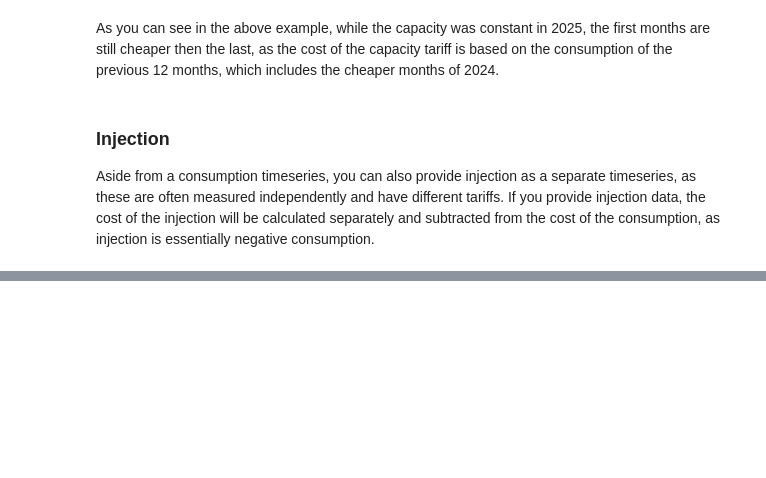
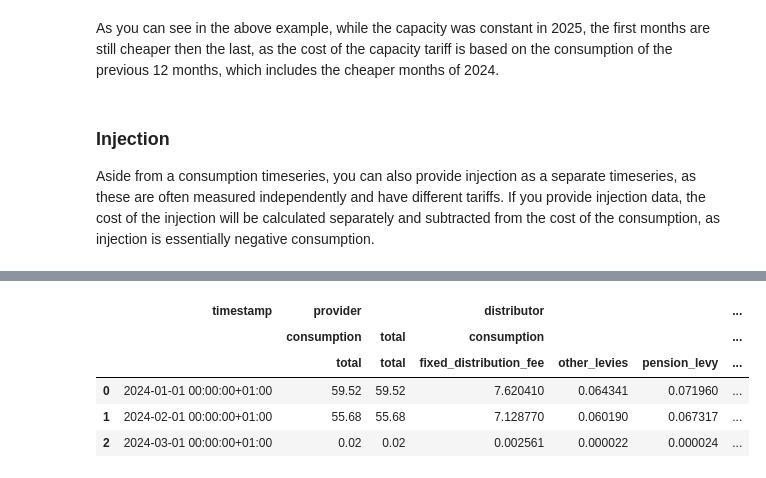
Before and after one commit to EnergieID/energy-cost, a Jupyter notebook: notebooks/contract.ipynb, the cells around one changed output, grey strips where cells are left out. Drawn from its saved outputs; the diff is of its cells as text; code cells hidden in the pictures; blank space fills up the shorter version.

Commit message:
Test gas tariffs in notebook

```diff
--- a/notebooks/contract.ipynb
+++ b/notebooks/contract.ipynb
@@ -155,0 +160,28 @@ contract.calculate_cost([consumption, injection], resolution=isodate.Duration(ye
+# %%
+from energy_cost.data.be.flanders.gas import data
+
+contract = Contract(
+    provider=Tariff.from_yaml("../examples/tariffs/fixed.yml"),
+    distributor=data.distributors["fluvius_imewo"],
+    fees=data.fees[CustomerType.RESIDENTIAL],
+    taxes=data.taxes,
+    timezone=ZoneInfo("Europe/Brussels"),
+)
+
+consumption = Meter(
+    data=pd.DataFrame(
+        {
+            "timestamp": pd.date_range("2024-01-01T00:00:00+01:00", "2024-03-01T00:00:00+01:00", freq="15min"),
+            "value": 0.0002,
+        }
+    )
+)
+
+contract.calculate_cost([consumption])
+# %% [output]
+|  | timestamp | provider |  | distributor |  |  | ... |
+|  |  | consumption | total | consumption |  |  | ... |
+|  |  | total | total | fixed_distribution_fee | other_levies | pension_levy | ... |
+| 0 | 2024-01-01 00:00:00+01:00 | 59.52 | 59.52 | 7.620410 | 0.064341 | 0.071960 | ... |
+| 1 | 2024-02-01 00:00:00+01:00 | 55.68 | 55.68 | 7.128770 | 0.060190 | 0.067317 | ... |
+| 2 | 2024-03-01 00:00:00+01:00 | 0.02 | 0.02 | 0.002561 | 0.000022 | 0.000024 | ... |
```
Also changed, not shown: parts of 5 cells of this notebook, 9 other files.
